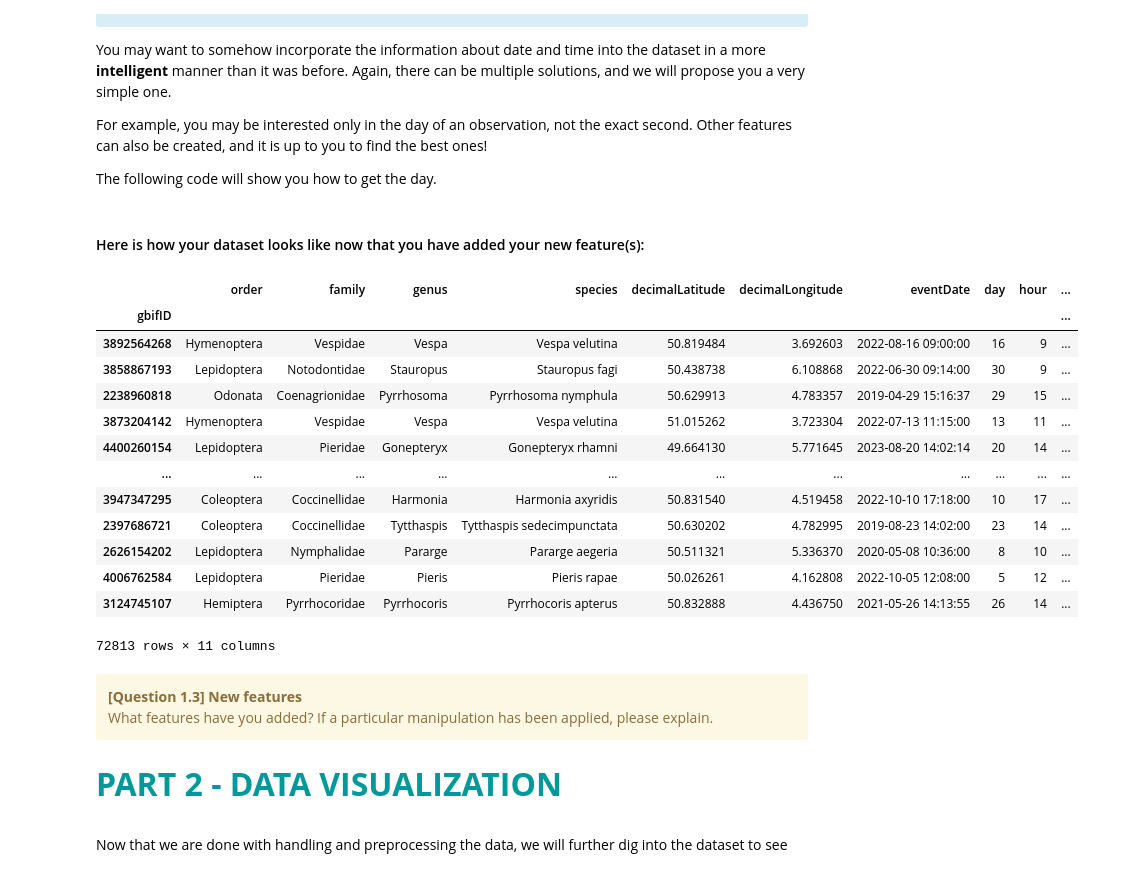
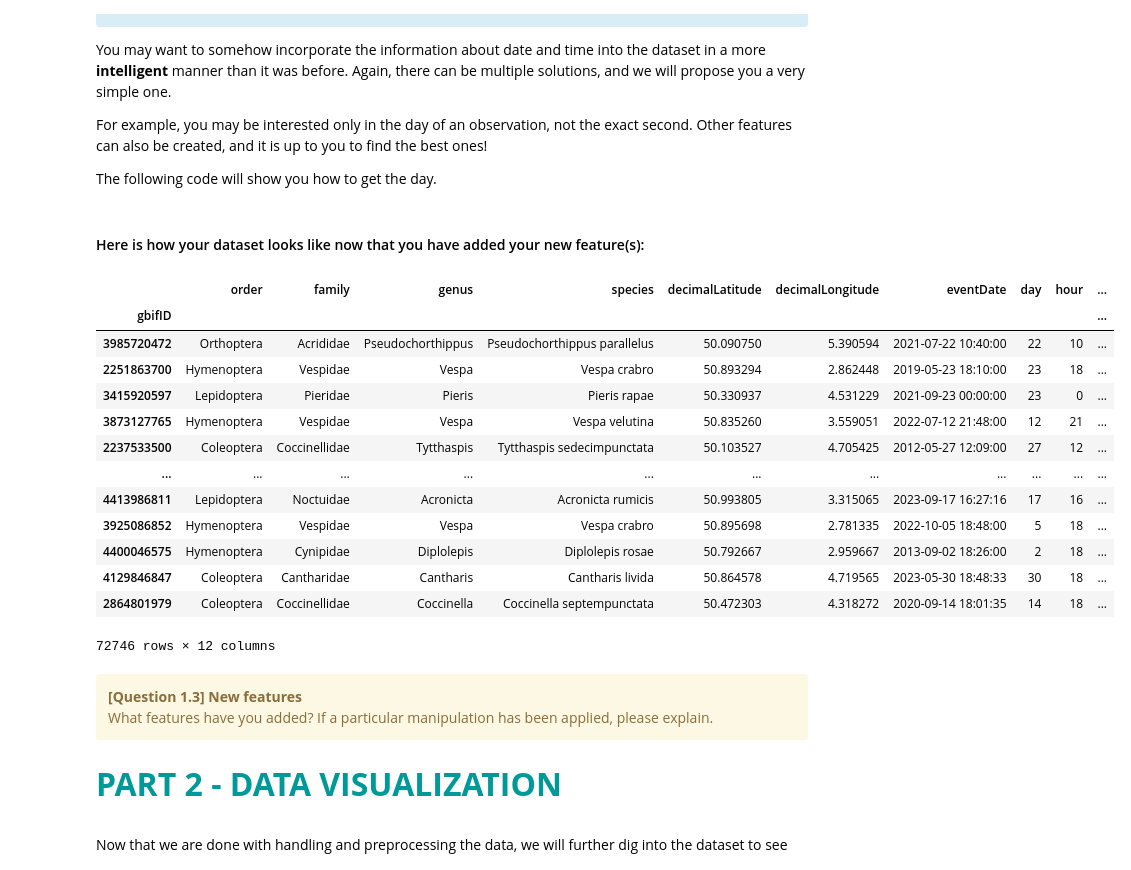
Before and after one commit to killianson/Hackathon-3, a Jupyter notebook: Hackathon03-Clustering_Student.ipynb, the cells around one changed output. Drawn from its saved outputs; the diff is of its cells as text; code cells hidden in the pictures.

```diff
--- a/Hackathon03-Clustering_Student.ipynb
+++ b/Hackathon03-Clustering_Student.ipynb
@@ -453,46 +453,47 @@ except:
 
 
 #########################################################################################################
 # Start : Student version
 #########################################################################################################
 
 
 try:
     df["hour"] = df["eventDate"].dt.hour
     df["month"] = df["eventDate"].dt.month
-    # TODO: rajouter la saison
     df["year"] = df["eventDate"].dt.year
+     # Spring:0, Summer:1, Fall:2; Winter:3
+    df["season"] = df["month"].apply(lambda x: 3 if x in [12, 1, 2] else 0 if x in [3, 4, 5] else 1 if x in [6, 7, 8] else 2)
 except:
     pass
 # Add the features you want
 
 #########################################################################################################
 # End : Student version
 #########################################################################################################
 
 
 display(
     md(
         "#### Here is how your dataset looks like now that you have added your new feature(s):"
     )
 )
 df
 # %% [output]
 #### Here is how your dataset looks like now that you have added your new feature(s):
 |  | order | family | genus | species | decimalLatitude | decimalLongitude | eventDate | day | hour | ... |
 | gbifID |  |  |  |  |  |  |  |  |  | ... |
-| 3892564268 | Hymenoptera | Vespidae | Vespa | Vespa velutina | 50.819484 | 3.692603 | 2022-08-16 09:00:00 | 16 | 9 | ... |
-| 3858867193 | Lepidoptera | Notodontidae | Stauropus | Stauropus fagi | 50.438738 | 6.108868 | 2022-06-30 09:14:00 | 30 | 9 | ... |
-| 2238960818 | Odonata | Coenagrionidae | Pyrrhosoma | Pyrrhosoma nymphula | 50.629913 | 4.783357 | 2019-04-29 15:16:37 | 29 | 15 | ... |
-| 3873204142 | Hymenoptera | Vespidae | Vespa | Vespa velutina | 51.015262 | 3.723304 | 2022-07-13 11:15:00 | 13 | 11 | ... |
-| 4400260154 | Lepidoptera | Pieridae | Gonepteryx | Gonepteryx rhamni | 49.664130 | 5.771645 | 2023-08-20 14:02:14 | 20 | 14 | ... |
+| 3985720472 | Orthoptera | Acrididae | Pseudochorthippus | Pseudochorthippus parallelus | 50.090750 | 5.390594 | 2021-07-22 10:40:00 | 22 | 10 | ... |
+| 2251863700 | Hymenoptera | Vespidae | Vespa | Vespa crabro | 50.893294 | 2.862448 | 2019-05-23 18:10:00 | 23 | 18 | ... |
+| 3415920597 | Lepidoptera | Pieridae | Pieris | Pieris rapae | 50.330937 | 4.531229 | 2021-09-23 00:00:00 | 23 | 0 | ... |
+| 3873127765 | Hymenoptera | Vespidae | Vespa | Vespa velutina | 50.835260 | 3.559051 | 2022-07-12 21:48:00 | 12 | 21 | ... |
+| 2237533500 | Coleoptera | Coccinellidae | Tytthaspis | Tytthaspis sedecimpunctata | 50.103527 | 4.705425 | 2012-05-27 12:09:00 | 27 | 12 | ... |
 | ... | ... | ... | ... | ... | ... | ... | ... | ... | ... | ... |
-| 3947347295 | Coleoptera | Coccinellidae | Harmonia | Harmonia axyridis | 50.831540 | 4.519458 | 2022-10-10 17:18:00 | 10 | 17 | ... |
-| 2397686721 | Coleoptera | Coccinellidae | Tytthaspis | Tytthaspis sedecimpunctata | 50.630202 | 4.782995 | 2019-08-23 14:02:00 | 23 | 14 | ... |
-| 2626154202 | Lepidoptera | Nymphalidae | Pararge | Pararge aegeria | 50.511321 | 5.336370 | 2020-05-08 10:36:00 | 8 | 10 | ... |
-| 4006762584 | Lepidoptera | Pieridae | Pieris | Pieris rapae | 50.026261 | 4.162808 | 2022-10-05 12:08:00 | 5 | 12 | ... |
-| 3124745107 | Hemiptera | Pyrrhocoridae | Pyrrhocoris | Pyrrhocoris apterus | 50.832888 | 4.436750 | 2021-05-26 14:13:55 | 26 | 14 | ... |
+| 4413986811 | Lepidoptera | Noctuidae | Acronicta | Acronicta rumicis | 50.993805 | 3.315065 | 2023-09-17 16:27:16 | 17 | 16 | ... |
+| 3925086852 | Hymenoptera | Vespidae | Vespa | Vespa crabro | 50.895698 | 2.781335 | 2022-10-05 18:48:00 | 5 | 18 | ... |
+| 4400046575 | Hymenoptera | Cynipidae | Diplolepis | Diplolepis rosae | 50.792667 | 2.959667 | 2013-09-02 18:26:00 | 2 | 18 | ... |
+| 4129846847 | Coleoptera | Cantharidae | Cantharis | Cantharis livida | 50.864578 | 4.719565 | 2023-05-30 18:48:33 | 30 | 18 | ... |
+| 2864801979 | Coleoptera | Coccinellidae | Coccinella | Coccinella septempunctata | 50.472303 | 4.318272 | 2020-09-14 18:01:35 | 14 | 18 | ... |
-72813 rows × 11 columns
+72746 rows × 12 columns
 # %% [markdown]
 <div class="alert alert-warning">
 <b>[Question 1.3] New features </b>  <br>
```
Also changed, not shown: parts of 7 cells of this notebook, 1 other file.
